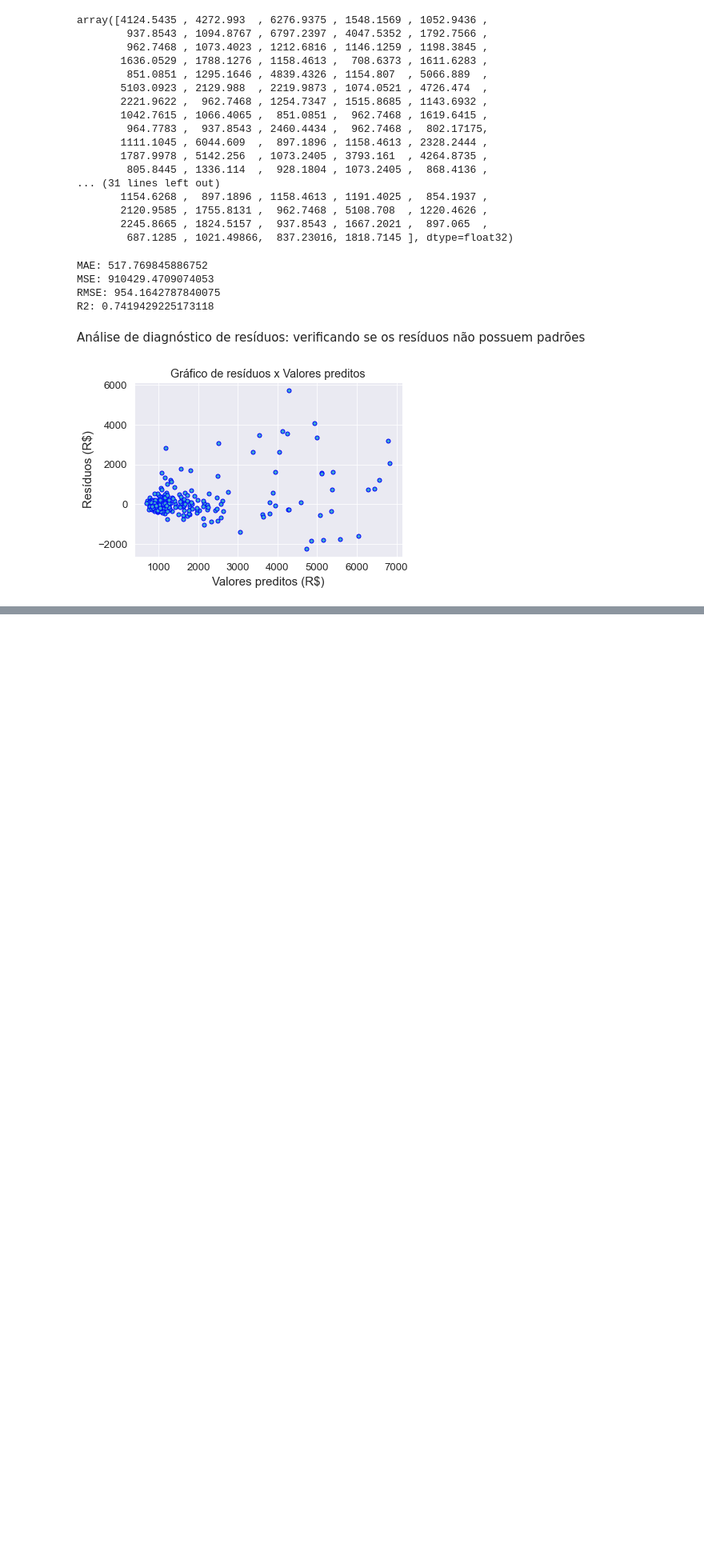
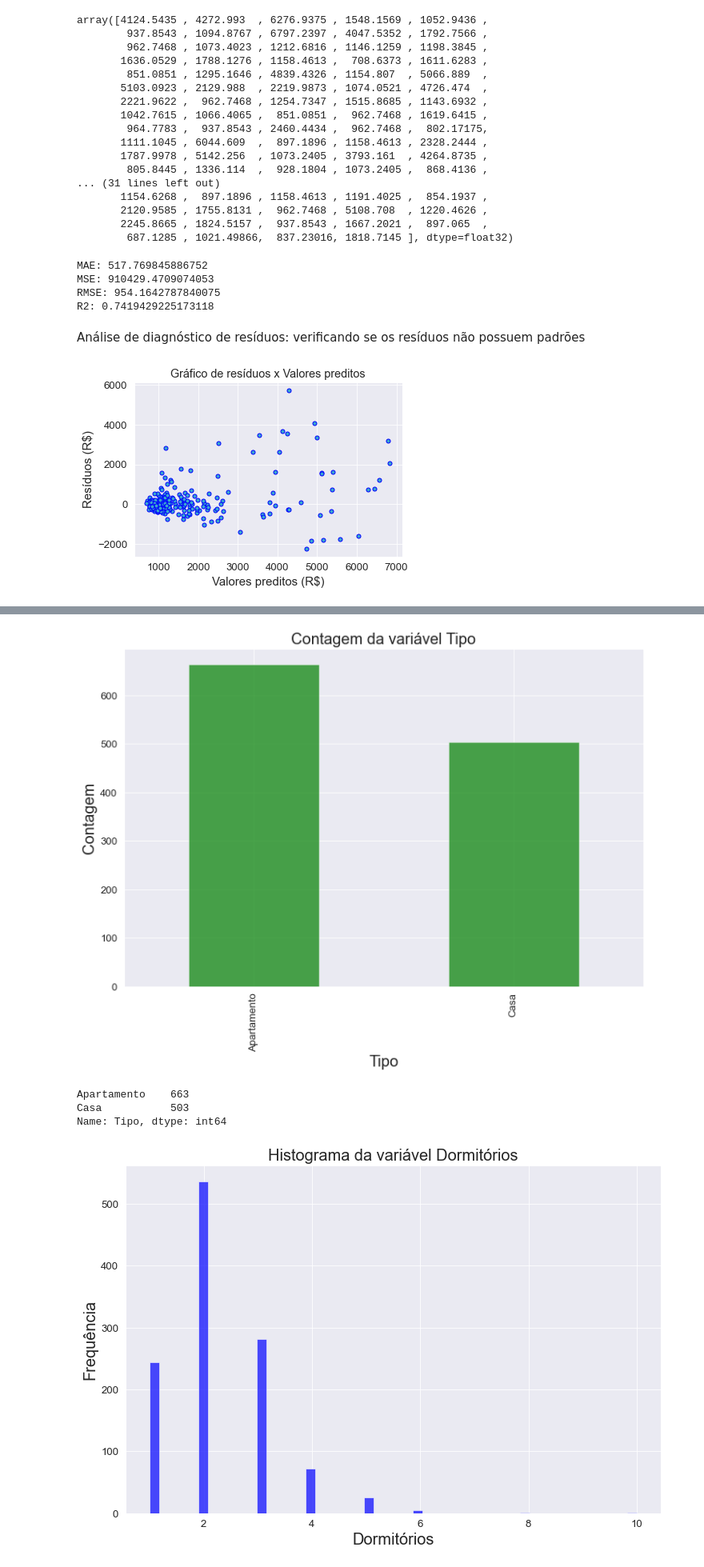
Before and after one commit to naomyduarteg/Aluguel_SaoCarlos_Python_Flask, a Jupyter notebook: data_analysis/data_analysis.ipynb, the cells around one changed output, grey strips where cells are left out. Shown at 80% size. Saved outputs shown, nothing was run; the diff lists cells and outputs as text; code cells hidden in the pictures; blank space fills up the shorter version.

```diff
--- a/data_analysis/data_analysis.ipynb
+++ b/data_analysis/data_analysis.ipynb
@@ -905,0 +952,47 @@ Notes:
+# %%
+#padronizando os bairros com poucos imóveis para a análise estatística
+frequencia_bairros = df['Bairro'].value_counts()
+top_20_bairros = frequencia_bairros.head(20).index
+df['Bairro'] = df['Bairro'].apply(lambda x: x if x in top_20_bairros else 'Outros')
+
+
+# Listar as colunas do dataset
+colunas = df.columns
+
+# Iterar sobre as colunas e criar gráficos univariados
+for coluna in colunas:
+    # Verificar se a coluna contém dados numéricos
+    if df[coluna].dtype in ['int64', 'float64']:
+        # Criar um histograma para variáveis numéricas
+        plt.figure(figsize=(12, 8))
+        plt.hist(df[coluna], bins=50, color='blue', alpha=0.7)
+        plt.title(f'Histograma da variável {coluna}', fontsize=20)
+        plt.xlabel(coluna, fontsize=20)
+        plt.ylabel('Frequência', fontsize=20)
+        plt.show()
+
+        # Calcular estatísticas descritivas para a variável
+        descricao = df[coluna].describe()
+        print(descricao)
+
+    else:
+        # Criar um gráfico de barra para variáveis categóricas
+        plt.figure(figsize=(12, 8))
+        df[coluna].value_counts().plot(kind='bar', color='green', alpha=0.7)
+        plt.title(f'Contagem da variável {coluna}', fontsize=20)
+        plt.xlabel(coluna, fontsize=20)
+        plt.ylabel('Contagem', fontsize=20)
+        plt.show()
+
+        # Mostrar os valores únicos e suas contagens
+        contagem_valores = df[coluna].value_counts()
+        print(contagem_valores)
+
+# Para cada variável numérica, um histograma é exibido juntamente com estatísticas descritivas.
+# Para cada variável categórica, um gráfico de barra é exibido com os valores únicos e suas contagens.
+# %% [output]
+[figure, added]
+Apartamento    663
+Casa           503
+Name: Tipo, dtype: int64
+[figure, added]
```
Also changed, not shown: parts of 12 cells of this notebook, 2 other files.
